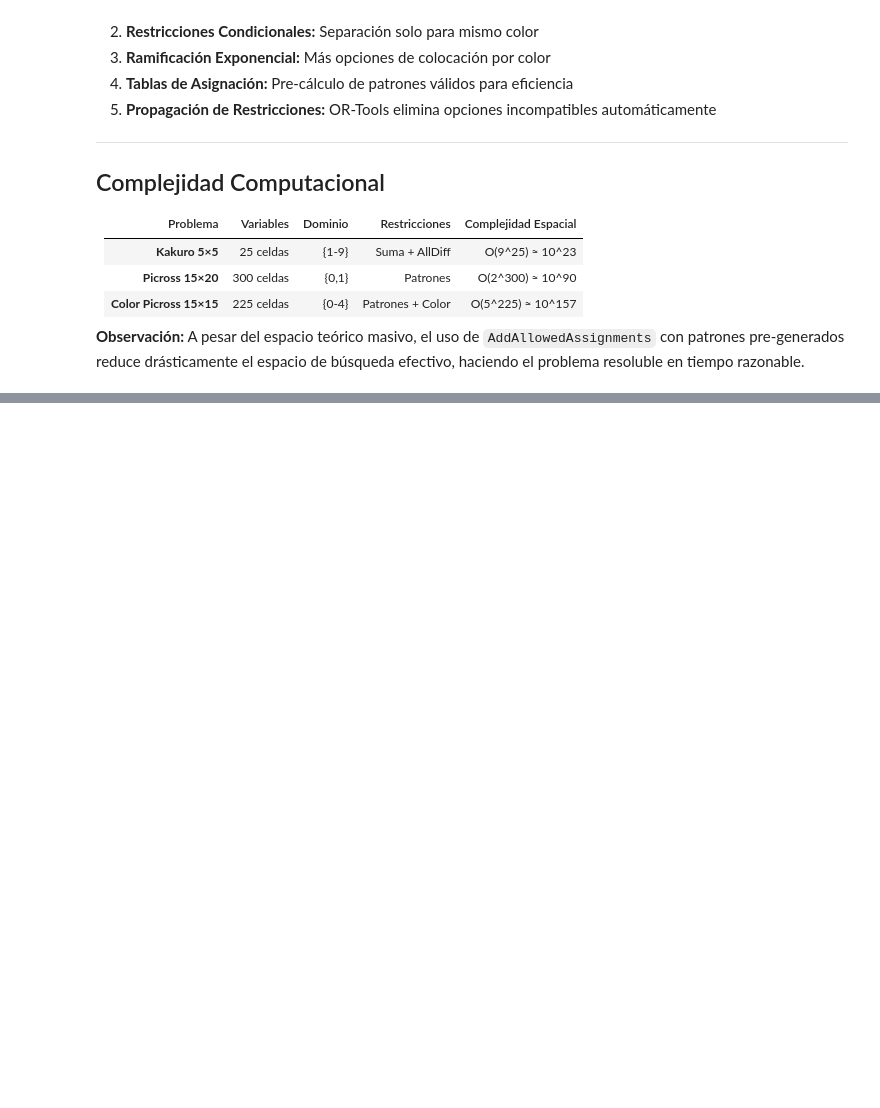
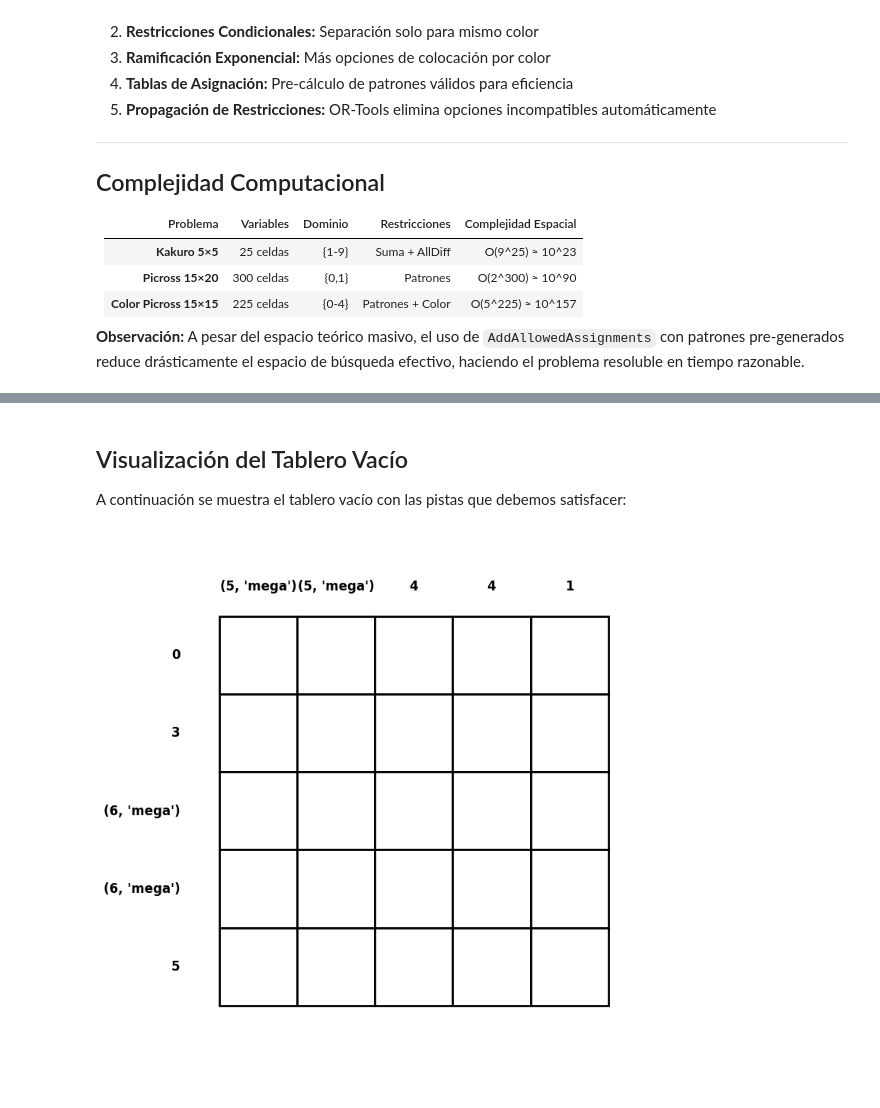
Before and after one commit to LiamQuinoNeff/20252_cst_tf_g3, a Jupyter notebook: picross.ipynb, the cells around one changed output, grey strips where cells are left out. Drawn from its saved outputs; the diff is of its cells as text; code cells hidden in the pictures; blank space fills up the shorter version.

```diff
--- a/picross.ipynb
+++ b/picross.ipynb
@@ -1127,0 +1200,45 @@ for i in range(n):
+# %% [markdown]
+## Visualización del Tablero Vacío
+
+A continuación se muestra el tablero vacío con las pistas que debemos satisfacer:
+# %%
+# Función para dibujar el tablero vacío con pistas
+def draw_empty_board(row_clues, col_clues):
+    """
+    Dibuja el tablero vacío del Picross mostrando las pistas
+    """
+    n_rows = len(row_clues)
+    n_cols = len(col_clues)
+
+    fig, ax = plt.subplots(figsize=(8, 8))
+    ax.set_xlim(-1, n_cols + 1)
+    ax.set_ylim(-1, n_rows + 1)
+    ax.set_aspect('equal')
+    ax.axis('off')
+
+    # Dibujar las celdas vacías
+    for i in range(n_rows):
+        for j in range(n_cols):
+            rect = plt.Rectangle((j, n_rows - 1 - i), 1, 1,
+                                 facecolor='white', edgecolor='black', linewidth=2)
+            ax.add_patch(rect)
+
+    # Dibujar pistas de filas (a la izquierda)
+    for i, clue in enumerate(row_clues):
+        clue_text = ' '.join(map(str, clue))
+        ax.text(-0.5, n_rows - 1 - i + 0.5, clue_text,
+                ha='right', va='center', fontsize=12, fontweight='bold')
+
+    # Dibujar pistas de columnas (arriba)
+    for j, clue in enumerate(col_clues):
+        clue_text = '\n'.join(map(str, clue))
+        ax.text(j + 0.5, n_rows + 0.3, clue_text,
+                ha='center', va='bottom', fontsize=12, fontweight='bold')
+
+    plt.tight_layout()
+    plt.show()
+
+# Mostrar el tablero vacío
+draw_empty_board(row_clues, col_clues)
+# %% [output]
+[figure, added]
```
Also changed, not shown: parts of 17 cells of this notebook, 1 other file.
